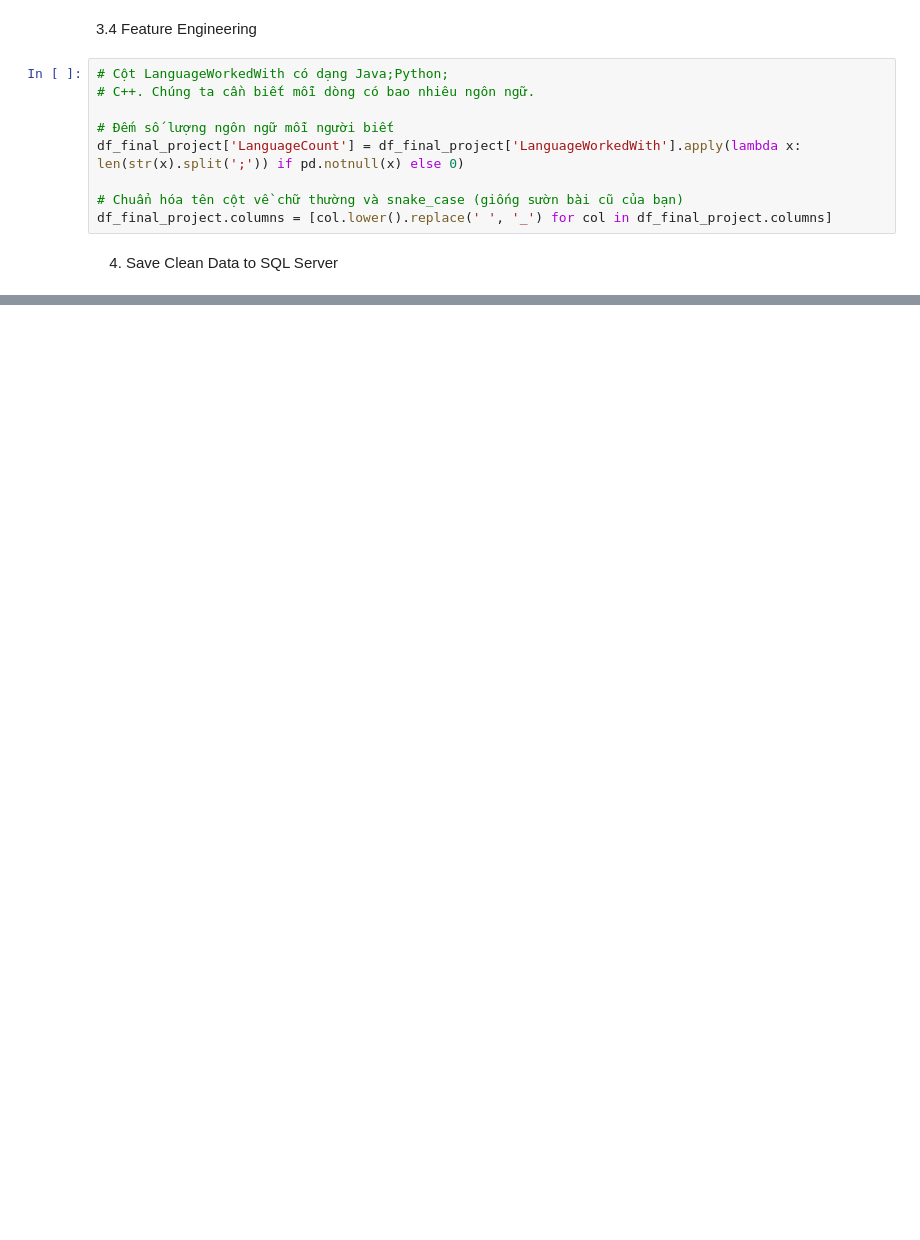
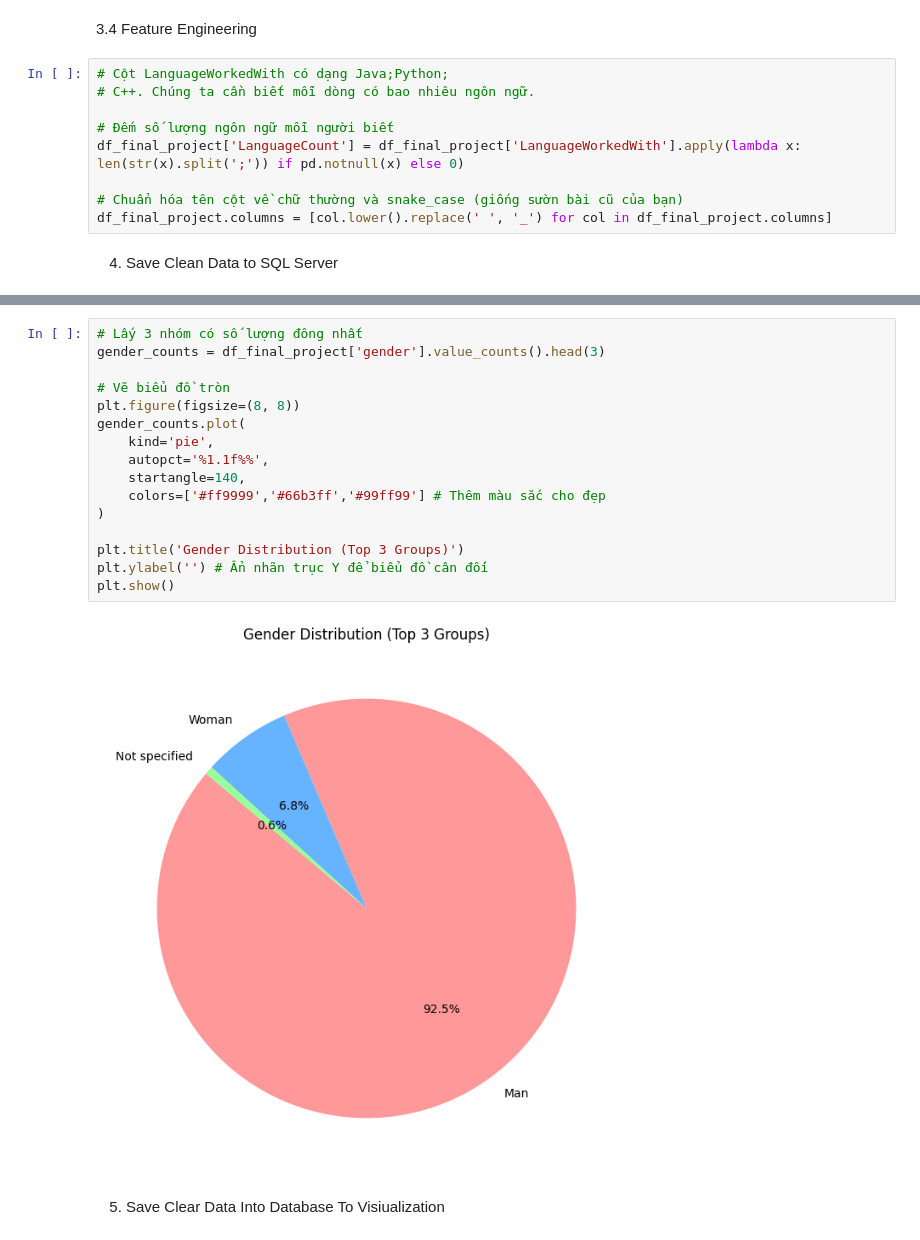
Before and after one commit to tranminhhuy0206/Final_Project_VTI, a Jupyter notebook: Python.ipynb, the cells around one changed output, grey strips where cells are left out. Saved outputs shown, nothing was run; the diff lists cells and outputs as text; blank space fills up the shorter version.

```diff
--- a/Python.ipynb
+++ b/Python.ipynb
@@ -190,0 +207,20 @@ ImportError: cannot import name 'urllib' from 'sqlalchemy' (c:\Users\Tran Minh H
+# %%
+# Lấy 3 nhóm có số lượng đông nhất
+gender_counts = df_final_project['gender'].value_counts().head(3)
+
+# Vẽ biểu đồ tròn
+plt.figure(figsize=(8, 8))
+gender_counts.plot(
+    kind='pie',
+    autopct='%1.1f%%',
+    startangle=140,
+    colors=['#ff9999','#66b3ff','#99ff99'] # Thêm màu sắc cho đẹp
+)
+
+plt.title('Gender Distribution (Top 3 Groups)')
+plt.ylabel('') # Ẩn nhãn trục Y để biểu đồ cân đối
+plt.show()
+# %% [output]
+[figure, added]
+# %% [markdown]
+5. Save Clear Data Into Database To Visiualization
```
Also changed, not shown: parts of 10 cells of this notebook.
